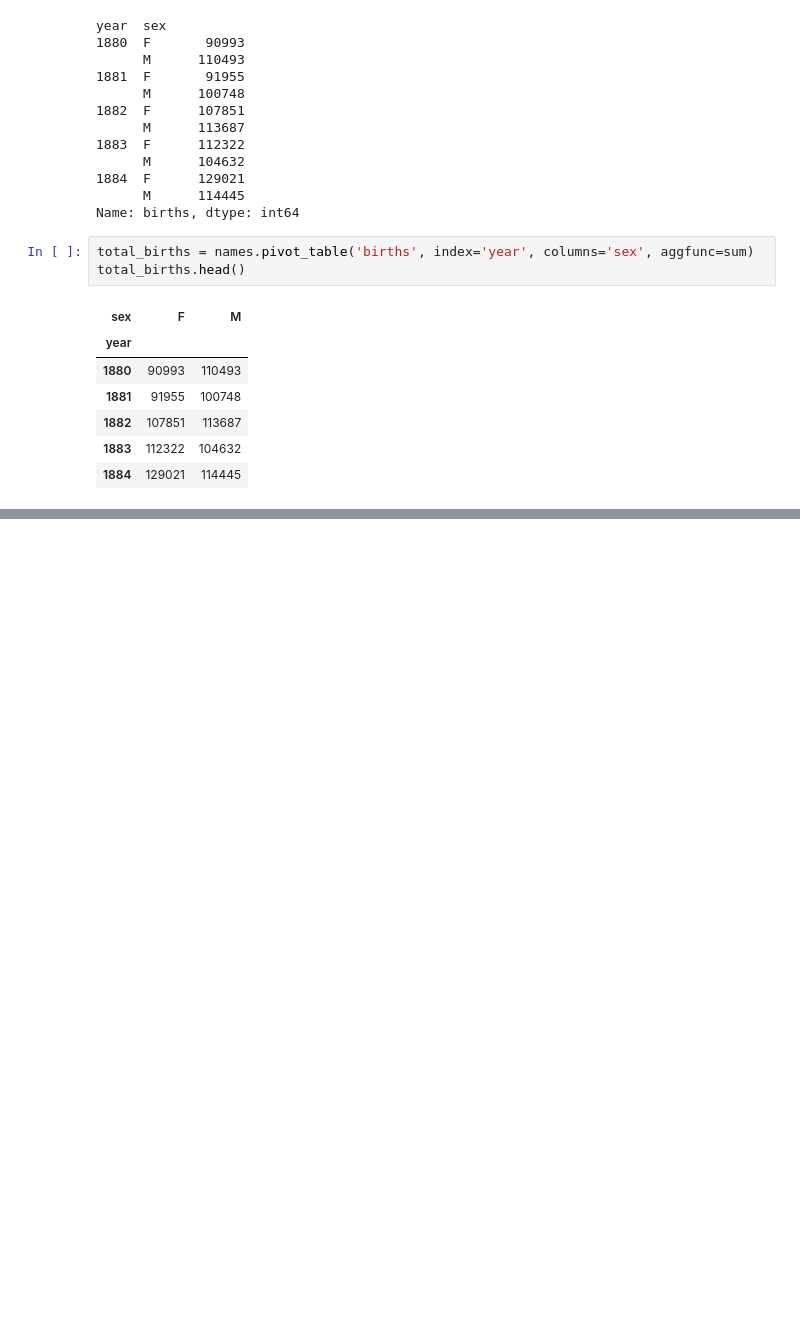
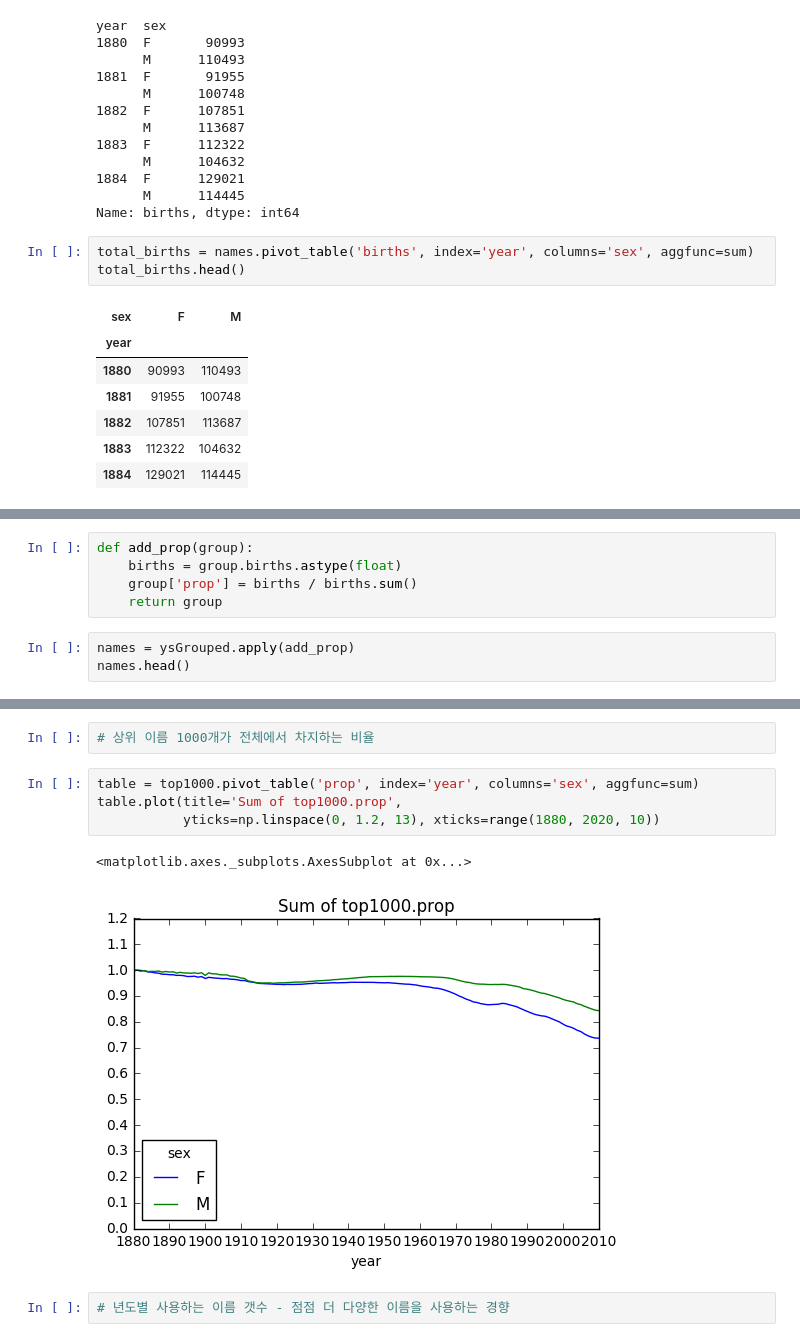
Before and after one commit to woosa7/PythonDataAnalytics, a Jupyter notebook: pandas/pydata02_3.ipynb, the cells around one changed output, grey strips where cells are left out. Saved outputs shown, nothing was run; the diff lists cells and outputs as text; blank space fills up the shorter version.

```diff
--- a/pandas/pydata02_3.ipynb
+++ b/pandas/pydata02_3.ipynb
@@ -97,0 +136,8 @@ total_births.plot(title='Total births by sex and year')
+# %%
+def add_prop(group):
+    births = group.births.astype(float)
+    group['prop'] = births / births.sum()
+    return group
+# %%
+names = ysGrouped.apply(add_prop)
+names.head()
@@ -97,0 +241,11 @@ total_births.plot(title='Total births by sex and year')
+# %%
+# 상위 이름 1000개가 전체에서 차지하는 비율
+# %%
+table = top1000.pivot_table('prop', index='year', columns='sex', aggfunc=sum)
+table.plot(title='Sum of top1000.prop',
+           yticks=np.linspace(0, 1.2, 13), xticks=range(1880, 2020, 10))
+# %% [output]
+<matplotlib.axes._subplots.AxesSubplot at 0x...>
+[figure, added]
+# %%
+# 년도별 사용하는 이름 갯수 - 점점 더 다양한 이름을 사용하는 경향
```
Also changed, not shown: parts of 33 cells of this notebook.
